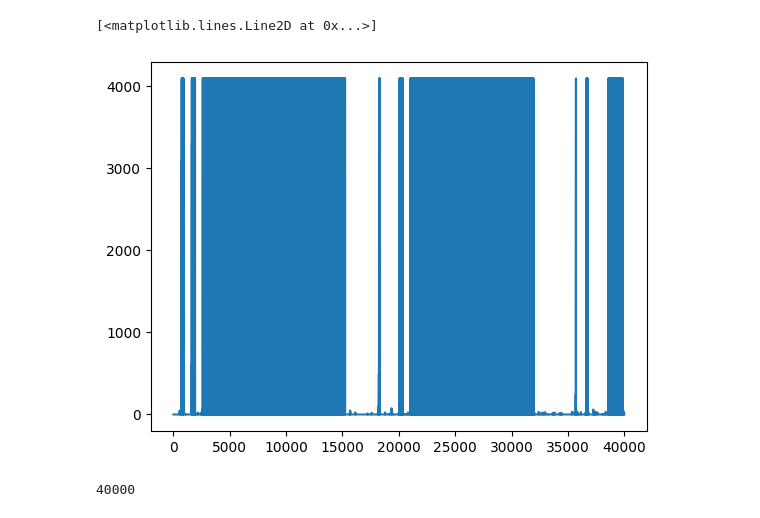
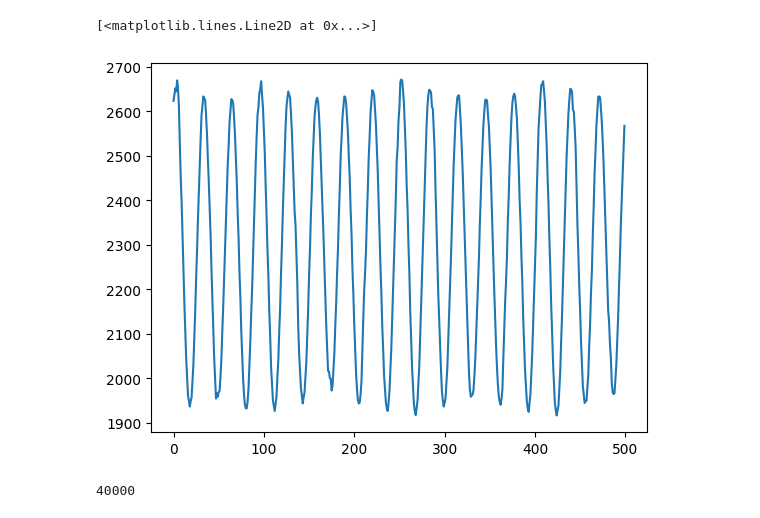
Before and after one commit to e-kolkhoz/tRNS, a Jupyter notebook: py_experiments/get_ADC_bufer.ipynb, the cells around one changed output. Drawn from its saved outputs; the diff is of its cells as text; code cells hidden in the pictures.

```diff
--- a/py_experiments/get_ADC_bufer.ipynb
+++ b/py_experiments/get_ADC_bufer.ipynb
@@ -13,8 +16,8 @@ DEBUG: msg_type = 0x02, payload size = 80000 bytes
 # %%
-plt.plot(raw_array)
+plt.plot(raw_array[:500])
 # %% [output]
 [<matplotlib.lines.Line2D at 0x...>]
-[figure, old version]
+[figure, new version]
 # %%
 len(raw_array)
 # %% [output]
```
Also changed, not shown: parts of 7 cells of this notebook, 2 other files.
